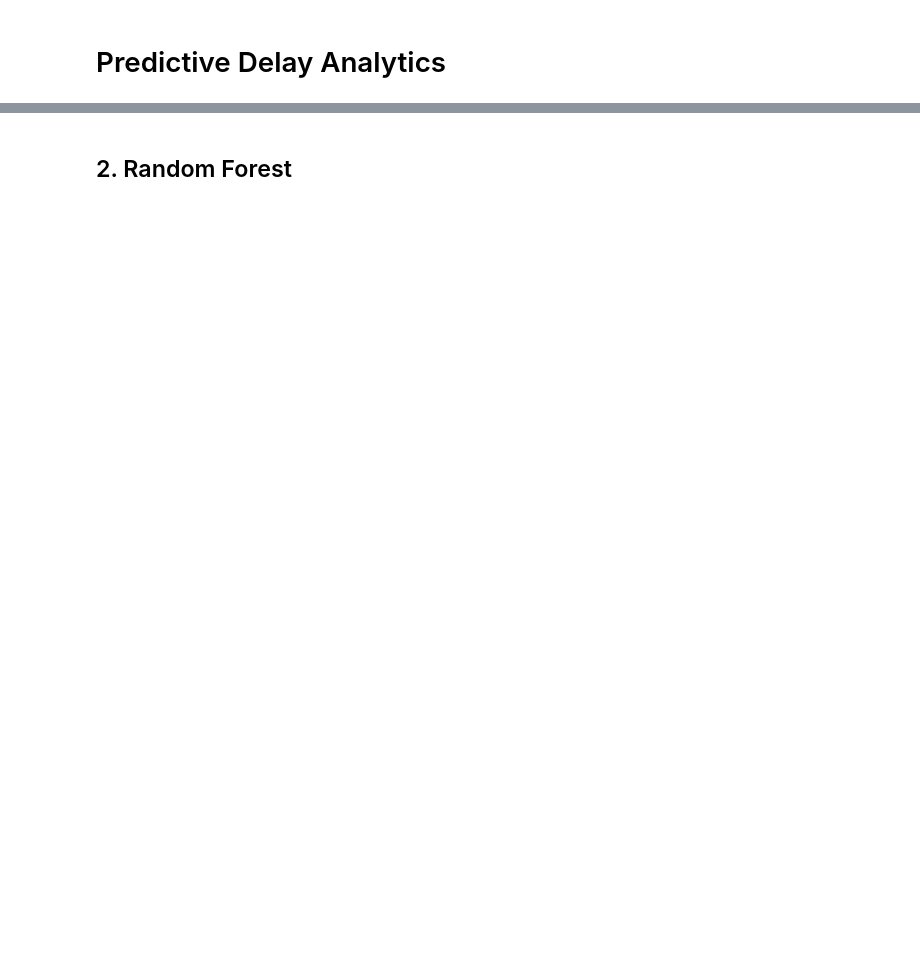
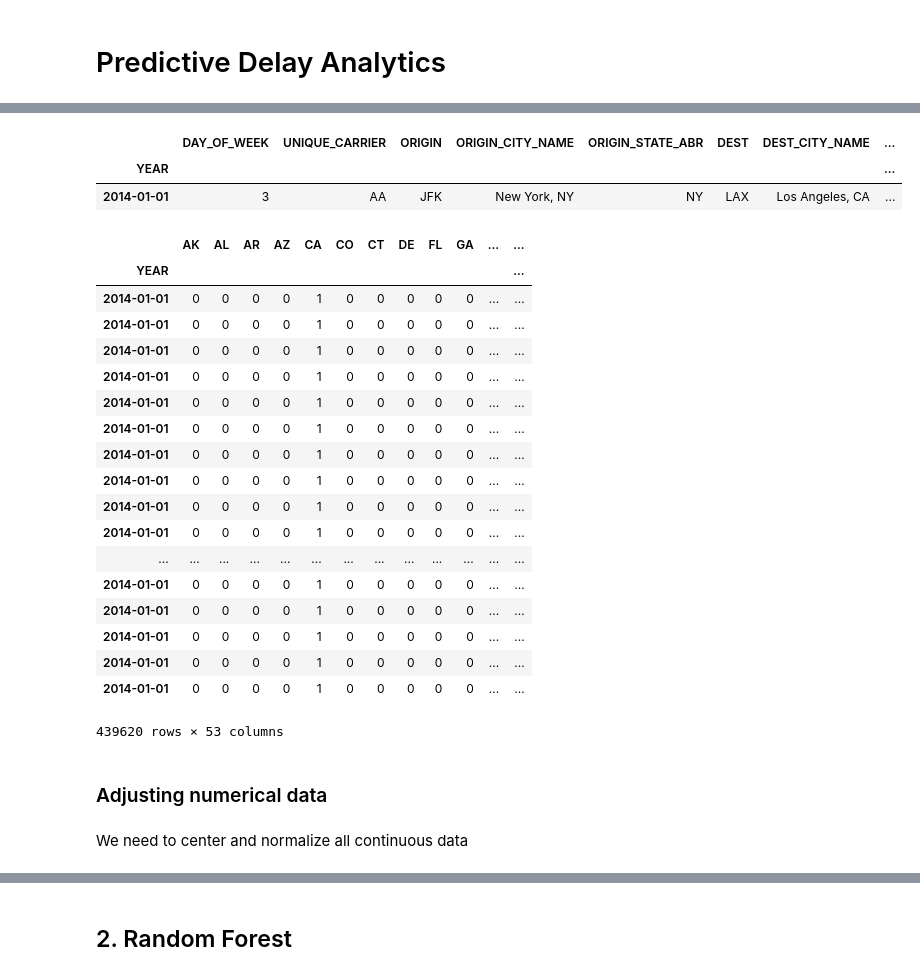
Before and after one commit to LeonhardFS/flightbbq, a Jupyter notebook: 04_PredictiveAnalytics.ipynb, the cells around one changed output, grey strips where cells are left out. Drawn from its saved outputs; the diff is of its cells as text; code cells hidden in the pictures; blank space fills up the shorter version.

Commit message:
added prediction

```diff
--- a/04_PredictiveAnalytics.ipynb
+++ b/04_PredictiveAnalytics.ipynb
@@ -4,0 +18,4 @@
+# %%
+%%time
+# reads all predefined months for a year and merge into one data frame
+rawData2014 = pd.DataFrame.from_csv('cache/predictionData/318804588_T_ONTIME.csv')
@@ -4,0 +92,24 @@
+# %%
+def clean(data, list_col):
+    '''
+    Creates a dataset by excluding undesirable columns
+
+    Parameters:
+    -----------
+
+    data: pandas.DataFrame
+       Flight dataframe
+
+    list_col: <list 'string'>
+        Comumns to exclude from the data set
+    '''
+
+
+    res = data[(data.CANCELLED == 0) & (data.DIVERTED == 0)]
+    res.drop(list_col, axis=1, inplace=True)
+    res.dropna(axis = 0, inplace = True)
+    return res
+# %%
+%%time
+data2014 = clean(rawData2014, columns_dropped)
+print data2014.columns
@@ -4,0 +206,32 @@
+# %%
+data2014.head(1)
+# %% [output]
+|  | DAY_OF_WEEK | UNIQUE_CARRIER | ORIGIN | ORIGIN_CITY_NAME | ORIGIN_STATE_ABR | DEST | DEST_CITY_NAME | ... |
+| YEAR |  |  |  |  |  |  |  | ... |
+| 2014-01-01 | 3 | AA | JFK | New York, NY | NY | LAX | Los Angeles, CA | ... |
+# %%
+pd.get_dummies(data2014['DEST_STATE_ABR'])
+# %% [output]
+|  | AK | AL | AR | AZ | CA | CO | CT | DE | FL | GA | ... | ... |
+| YEAR |  |  |  |  |  |  |  |  |  |  |  | ... |
+| 2014-01-01 | 0 | 0 | 0 | 0 | 1 | 0 | 0 | 0 | 0 | 0 | ... | ... |
+| 2014-01-01 | 0 | 0 | 0 | 0 | 1 | 0 | 0 | 0 | 0 | 0 | ... | ... |
+| 2014-01-01 | 0 | 0 | 0 | 0 | 1 | 0 | 0 | 0 | 0 | 0 | ... | ... |
+| 2014-01-01 | 0 | 0 | 0 | 0 | 1 | 0 | 0 | 0 | 0 | 0 | ... | ... |
+| 2014-01-01 | 0 | 0 | 0 | 0 | 1 | 0 | 0 | 0 | 0 | 0 | ... | ... |
+| 2014-01-01 | 0 | 0 | 0 | 0 | 1 | 0 | 0 | 0 | 0 | 0 | ... | ... |
+| 2014-01-01 | 0 | 0 | 0 | 0 | 1 | 0 | 0 | 0 | 0 | 0 | ... | ... |
+| 2014-01-01 | 0 | 0 | 0 | 0 | 1 | 0 | 0 | 0 | 0 | 0 | ... | ... |
+| 2014-01-01 | 0 | 0 | 0 | 0 | 1 | 0 | 0 | 0 | 0 | 0 | ... | ... |
+| 2014-01-01 | 0 | 0 | 0 | 0 | 1 | 0 | 0 | 0 | 0 | 0 | ... | ... |
+| ... | ... | ... | ... | ... | ... | ... | ... | ... | ... | ... | ... | ... |
+| 2014-01-01 | 0 | 0 | 0 | 0 | 1 | 0 | 0 | 0 | 0 | 0 | ... | ... |
+| 2014-01-01 | 0 | 0 | 0 | 0 | 1 | 0 | 0 | 0 | 0 | 0 | ... | ... |
+| 2014-01-01 | 0 | 0 | 0 | 0 | 1 | 0 | 0 | 0 | 0 | 0 | ... | ... |
+| 2014-01-01 | 0 | 0 | 0 | 0 | 1 | 0 | 0 | 0 | 0 | 0 | ... | ... |
+| 2014-01-01 | 0 | 0 | 0 | 0 | 1 | 0 | 0 | 0 | 0 | 0 | ... | ... |
+439620 rows × 53 columns
+# %% [markdown]
+### Adjusting numerical data
+# %% [markdown]
+We need to center and normalize all continuous data
```
Also changed, not shown: parts of 40 cells of this notebook, 3 other files.
